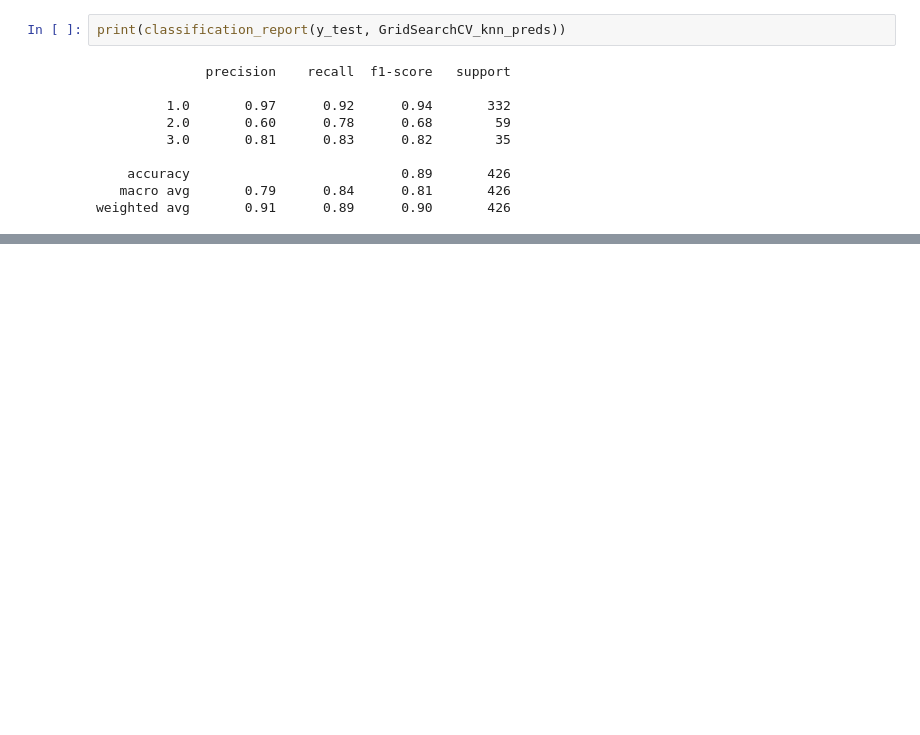
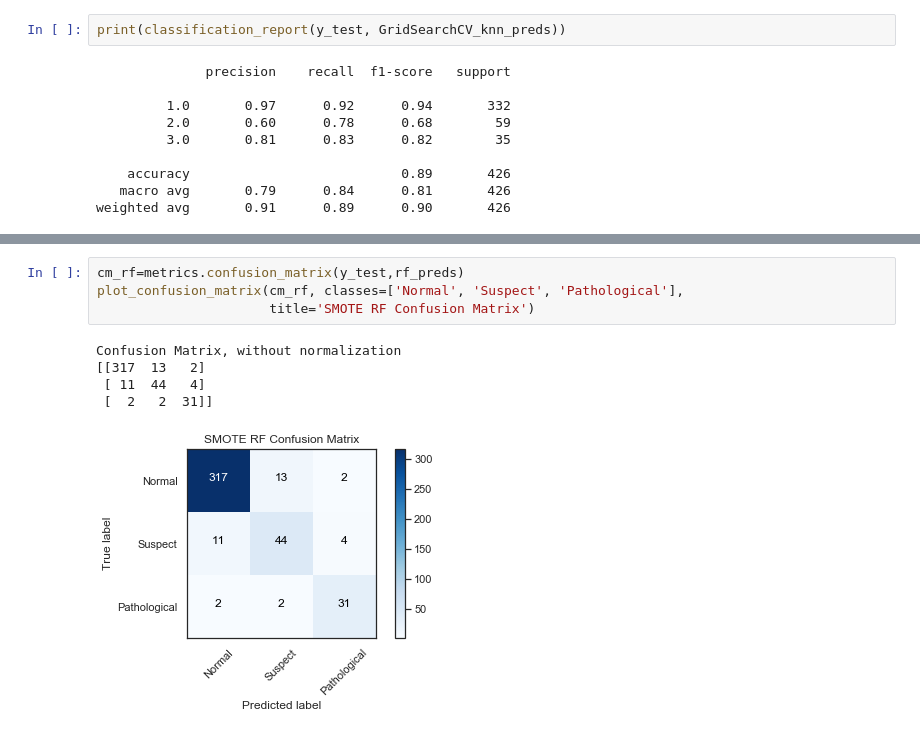
Before and after one commit to JVasquez5/IBM-Machine-Learning-Professional-Certificate, a Jupyter notebook: Module_3/fetal_health.ipynb, the cells around one changed output, grey strips where cells are left out. Cells and saved outputs as stored; diff of their text form; blank space fills up the shorter version.

```diff
--- a/Module_3/fetal_health.ipynb
+++ b/Module_3/fetal_health.ipynb
@@ -528,0 +593,10 @@ weighted avg       0.91      0.89      0.90       426
+# %%
+cm_rf=metrics.confusion_matrix(y_test,rf_preds)
+plot_confusion_matrix(cm_rf, classes=['Normal', 'Suspect', 'Pathological'],
+                      title='SMOTE RF Confusion Matrix')
+# %% [output]
+Confusion Matrix, without normalization
+[[317  13   2]
+ [ 11  44   4]
+ [  2   2  31]]
+[figure, added]
```
Also changed, not shown: parts of 15 cells of this notebook.
